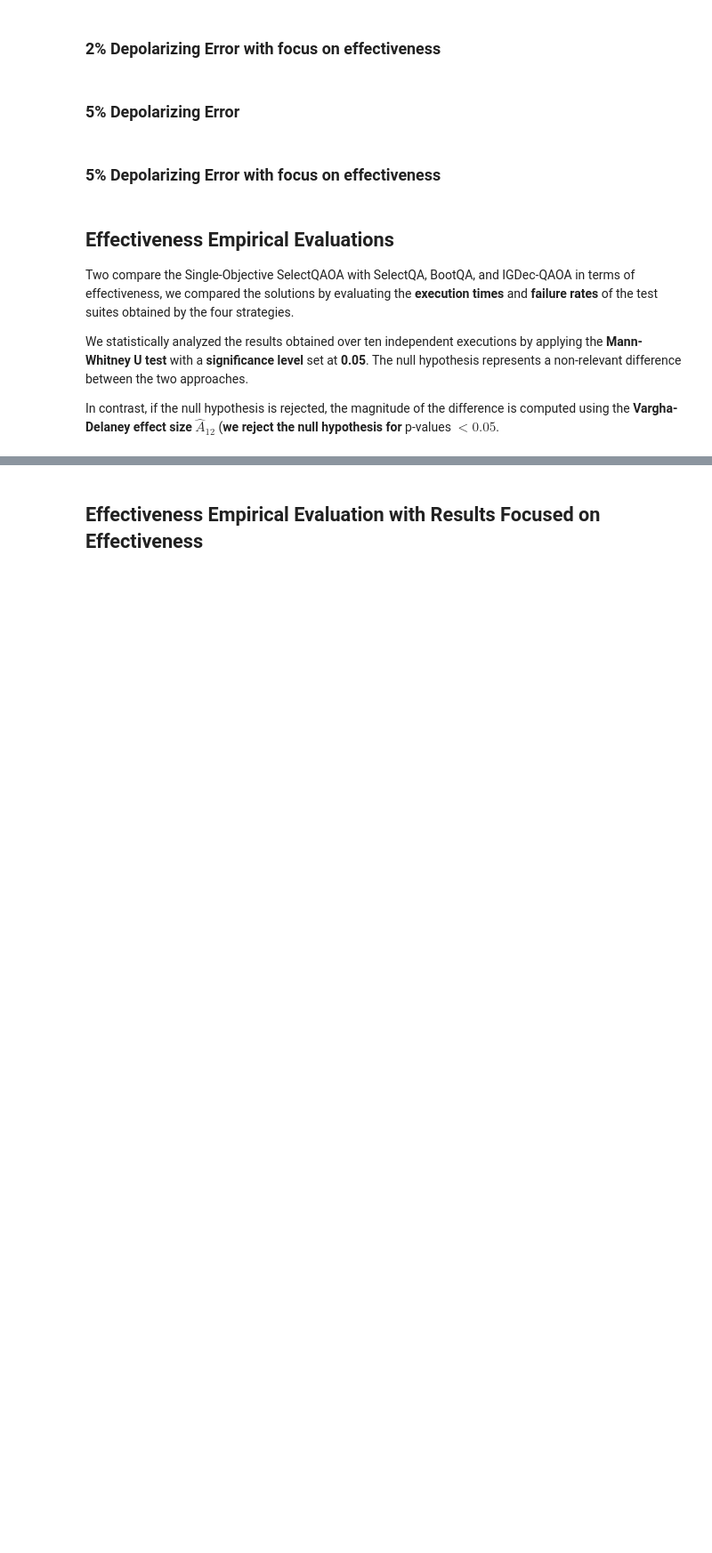
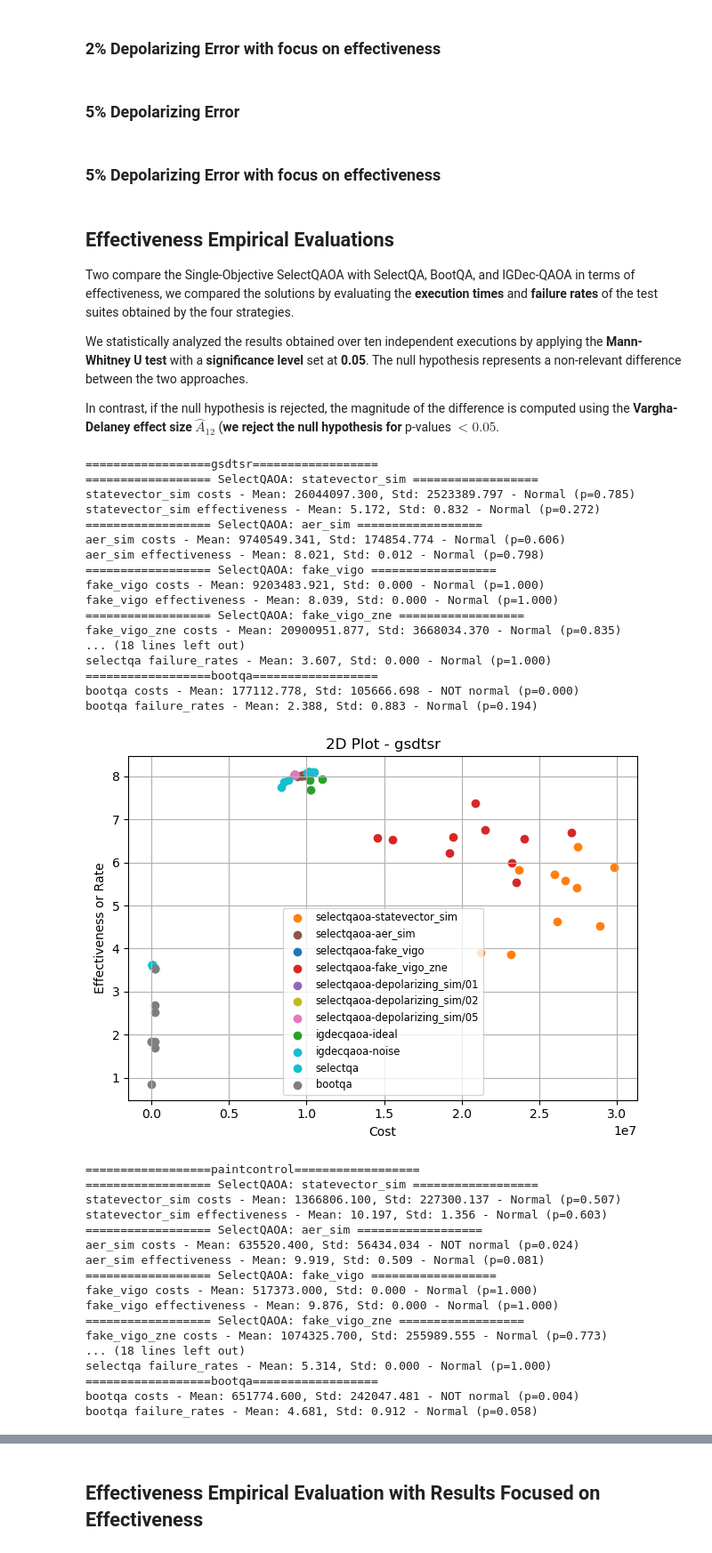
Before and after one commit to MartinBeseda/SelectQAOA, a Jupyter notebook: MOQ-Pipeline.ipynb, the cells around one changed output, grey strips where cells are left out. Shown at 89% size. Saved outputs shown, nothing was run; the diff lists cells and outputs as text; code cells hidden in the pictures; blank space fills up the shorter version.

Commit message:
Empirical analysis for single-objective done, and images saved

```diff
--- a/MOQ-Pipeline.ipynb
+++ b/MOQ-Pipeline.ipynb
@@ -1771,7 +1771,7 @@ From ELEVATOR, to form two TCS problems, we read:
 - ("ELEVATOR2" problem) execution time" to minimize, "passengers count" (the number of passengers for that case), and "travel distance" (distance crossed by the elevator for the test) both to maximize.
 # %%
 #bootqa_programs = ["gsdtsr","paintcontrol", "iofrol", "elevator", "elevator2"]
-bootqa_programs = ["gsdtsr", "elevator2"]
+bootqa_programs = ["gsdtsr","paintcontrol", "iofrol", "elevator", "elevator2"]
 bootqa_programs_rep_values = {"gsdtsr":1,"paintcontrol":1,"iofrol":2, "elevator":4, "elevator2":4}
 experiments = 10
 # %%
@@ -4101,7 +4101,7 @@ def complete_plotter(data_name, bootqa_costs, qaoa_costs, qtcs_costs, bootqa_rat
     plt.show()
 # %%
 data_names = ["gsdtsr", "paintcontrol", "iofrol", "elevator", "elevator2"]
-selectqaoa_configs = ["statevector_sim", "aer_sim", "fake_vigo", "depolarizing_sim/01", "depolarizing_sim/02", "depolarizing_sim/05"]
+selectqaoa_configs = ["statevector_sim", "aer_sim", "fake_vigo", "fake_vigo_zne", "depolarizing_sim/01", "depolarizing_sim/02", "depolarizing_sim/05"]
 igdec_qaoa_elevator2_configs = ["ideal/qaoa_1/elevator_three", "noise/qaoa_1/elevator_one"]
 igdec_qaoa_configs = ["ideal", "noise"]
 
@@ -4110,7 +4110,7 @@ def read_field_as_list(filepath, field):
         df = pd.read_csv(filepath)
         return [ast.literal_eval(x) for x in df[field].dropna()]
     except Exception as e:
-        print(f"Errore leggendo {field} da {filepath}: {e}")
+        print(f"Error reading {field} from {filepath}: {e}")
         return []
 
 def test_normality(data_lists, label):
@@ -4120,9 +4120,9 @@ def test_normality(data_lists, label):
             stat, p = shapiro(flat)
             mean = np.mean(flat)
             std = np.std(flat)
-            print(f"{label} - Media: {mean:.3f}, Std: {std:.3f} - {'Normale' if p > 0.05 else 'NON normale'} (p={p:.3f})")
+            print(f"{label} - Mean: {mean:.3f}, Std: {std:.3f} - {'Normal' if p > 0.05 else 'NOT normal'} (p={p:.3f})")
         else:
-            print(f"{label} - Non testabile, lista troppo corta")
+            print(f"{label} - Untestable, list too small")
 
 def get_color_map(labels):
     unique_labels = list(set(labels))
@@ -4138,7 +4138,7 @@ def analyze_and_plot(data_name):
     if data_name == "elevator2":
         print("=================="+data_name+"==================")
         for config in selectqaoa_configs:
-            print("================== SelectQAOA ==================")
+            print("================== SelectQAOA: " + config + " ==================")
             path = f"./results/selectqaoa/{config}/{data_name}.csv"
             costs = read_field_as_list(path, "final_test_suite_costs")
             pcounts = read_field_as_list(path, "final_pcounts")
@@ -4152,7 +4152,7 @@ def analyze_and_plot(data_name):
             test_normality(dists, f"{config} dists")
 
         for config in igdec_qaoa_elevator2_configs:
-            print("================== IgDec_QAOA ==================")
+            print("================== IgDec_QAOA: " + config + " ==================")
             path = f"./results/igdec_qaoa/{config}/size_7/10/solution.csv"
             costs = read_field_as_list(path, "final_test_suite_costs")
             pcounts = read_field_as_list(path, "final_suite_pcounts")
@@ -4190,7 +4190,7 @@ def analyze_and_plot(data_name):
     else:
         print("=================="+data_name+"==================")
         for config in selectqaoa_configs:
-            print("================== SelectQAOA ==================")
+            print("================== SelectQAOA: " + config + " ==================")
             path = f"./results/selectqaoa/{config}/{data_name}.csv"
             costs = read_field_as_list(path, "final_test_suite_costs")
             if data_name == "elevator":
@@ -4204,7 +4204,7 @@ def analyze_and_plot(data_name):
             test_normality(effect, f"{config} effectiveness")
 
         for config in igdec_qaoa_configs:
-            print("================== IgDec_QAOA ==================")
+            print("================== IgDec_QAOA: " + config + " ==================")
             if data_name == "elevator":
                 subpath = f"{config}/qaoa_1/elevator_two"
                 field = "final_suite_input_divs"
@@ -4232,30 +4232,66 @@ def analyze_and_plot(data_name):
                 costs_list.extend(costs)
                 y_values_list.extend(rates)
                 labels.extend([f"{algo}"] * len(costs))
                 test_normality(costs, f"{algo} costs")
                 test_normality(rates, f"{algo} failure_rates")
 
         # Plot 2D
         plt.figure()
         color_map = get_color_map(labels)
 
         for cost, yval, label in zip(costs_list, y_values_list, labels):
             color = color_map[label]
             if len(cost) == len(yval):
                 plt.scatter(cost, yval, color=color, label=label)
 
         # Elimina label duplicate nella legenda
         handles, labels = plt.gca().get_legend_handles_labels()
         unique = dict(zip(labels, handles))
         plt.legend(unique.values(), unique.keys(), fontsize='small')
 
         plt.title(f"2D Plot - {data_name}")
         plt.xlabel("Cost")
         plt.ylabel("Effectiveness or Rate")
         plt.grid(True)
         plt.tight_layout()
         plt.show()
 
 # Esempio d'uso
 for data_name in data_names:
     analyze_and_plot(data_name)
+# %% [output]
+==================gsdtsr==================
+================== SelectQAOA: statevector_sim ==================
+statevector_sim costs - Mean: 26044097.300, Std: 2523389.797 - Normal (p=0.785)
+statevector_sim effectiveness - Mean: 5.172, Std: 0.832 - Normal (p=0.272)
+================== SelectQAOA: aer_sim ==================
+aer_sim costs - Mean: 9740549.341, Std: 174854.774 - Normal (p=0.606)
+aer_sim effectiveness - Mean: 8.021, Std: 0.012 - Normal (p=0.798)
+================== SelectQAOA: fake_vigo ==================
+fake_vigo costs - Mean: 9203483.921, Std: 0.000 - Normal (p=1.000)
+fake_vigo effectiveness - Mean: 8.039, Std: 0.000 - Normal (p=1.000)
+================== SelectQAOA: fake_vigo_zne ==================
+fake_vigo_zne costs - Mean: 20900951.877, Std: 3668034.370 - Normal (p=0.835)
+... (18 lines left out)
+selectqa failure_rates - Mean: 3.607, Std: 0.000 - Normal (p=1.000)
+==================bootqa==================
+bootqa costs - Mean: 177112.778, Std: 105666.698 - NOT normal (p=0.000)
+bootqa failure_rates - Mean: 2.388, Std: 0.883 - Normal (p=0.194)
+[figure, added]
+==================paintcontrol==================
+================== SelectQAOA: statevector_sim ==================
+statevector_sim costs - Mean: 1366806.100, Std: 227300.137 - Normal (p=0.507)
+statevector_sim effectiveness - Mean: 10.197, Std: 1.356 - Normal (p=0.603)
+================== SelectQAOA: aer_sim ==================
+aer_sim costs - Mean: 635520.400, Std: 56434.034 - NOT normal (p=0.024)
+aer_sim effectiveness - Mean: 9.919, Std: 0.509 - Normal (p=0.081)
+================== SelectQAOA: fake_vigo ==================
+fake_vigo costs - Mean: 517373.000, Std: 0.000 - Normal (p=1.000)
+fake_vigo effectiveness - Mean: 9.876, Std: 0.000 - Normal (p=1.000)
+================== SelectQAOA: fake_vigo_zne ==================
+fake_vigo_zne costs - Mean: 1074325.700, Std: 255989.555 - Normal (p=0.773)
+... (18 lines left out)
+selectqa failure_rates - Mean: 5.314, Std: 0.000 - Normal (p=1.000)
+==================bootqa==================
+bootqa costs - Mean: 651774.600, Std: 242047.481 - NOT normal (p=0.004)
+bootqa failure_rates - Mean: 4.681, Std: 0.912 - Normal (p=0.058)
```
Also changed, not shown: parts of 1 cell of this notebook, 6 other files.
